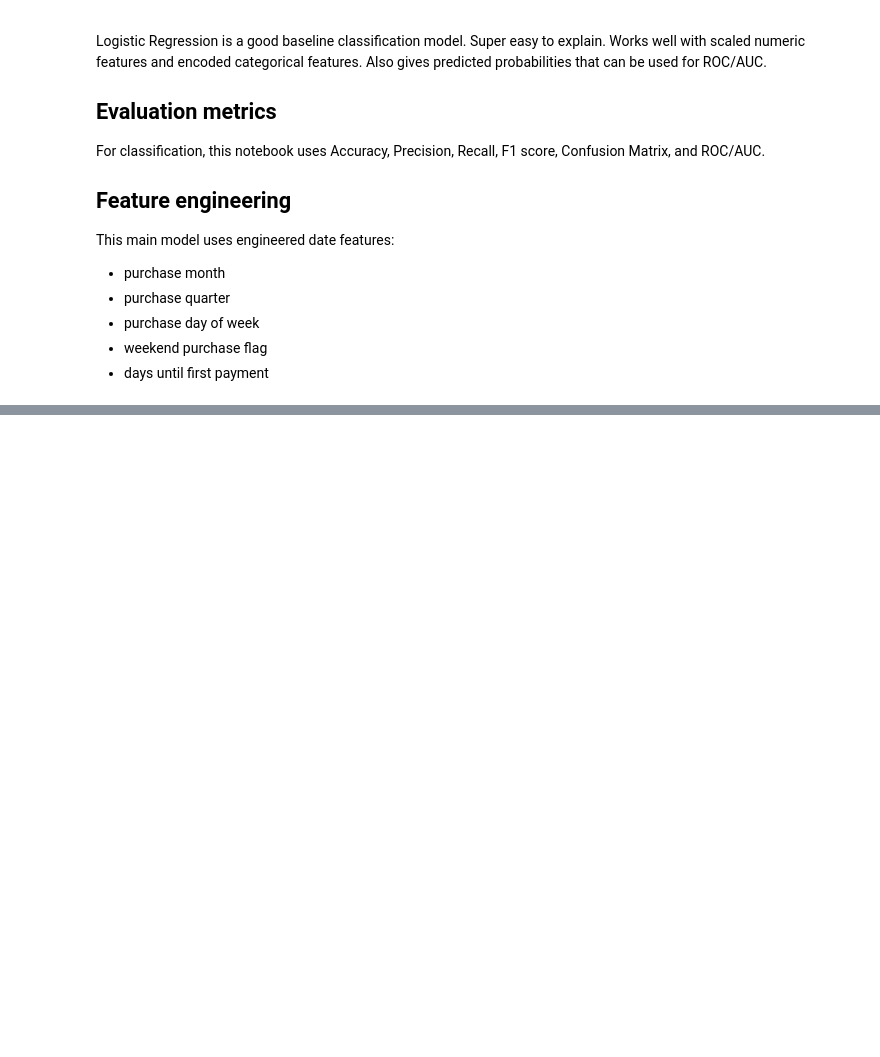
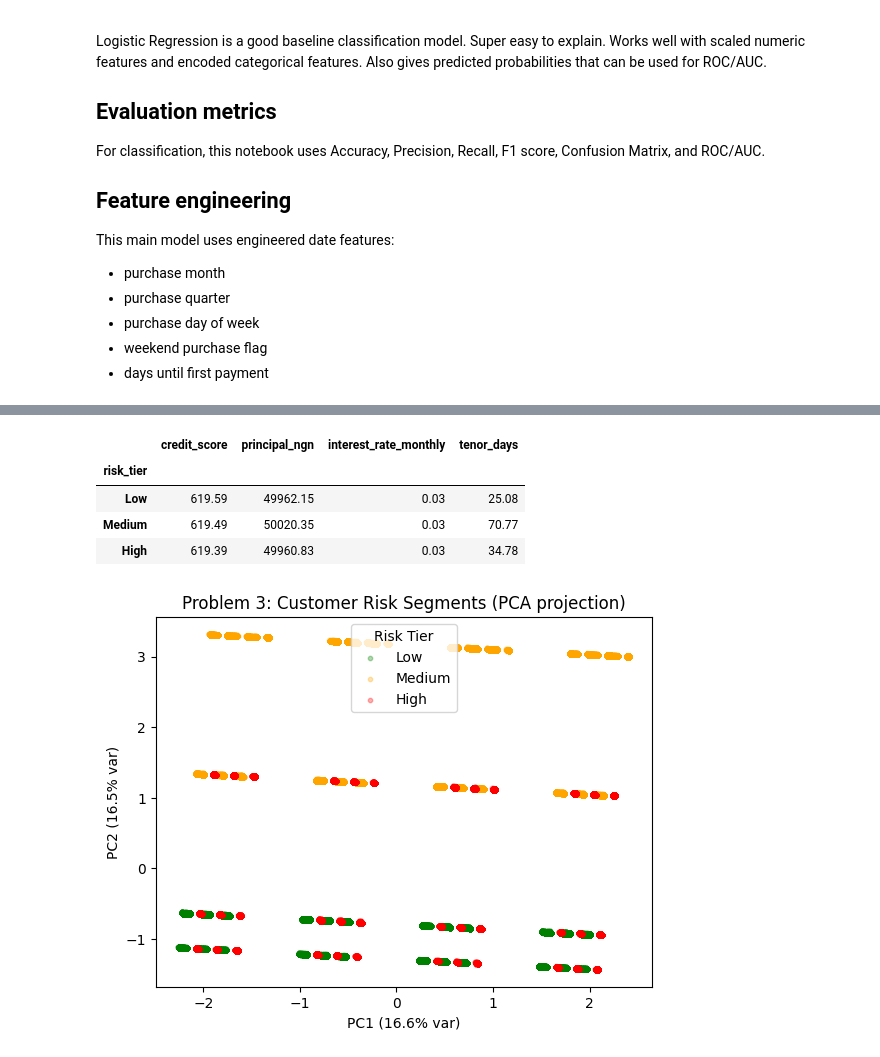
Before and after one commit to CS133-DataVisualization/term-project-dgim, a Jupyter notebook: BNPL_ML_Implementation.ipynb, the cells around one changed output, grey strips where cells are left out. Saved outputs shown, nothing was run; the diff lists cells and outputs as text; code cells hidden in the pictures; blank space fills up the shorter version.

```diff
--- a/BNPL_ML_Implementation.ipynb
+++ b/BNPL_ML_Implementation.ipynb
@@ -458,0 +687,30 @@ plt.show()
+# %%
+# Cluster profile summary
+tier_order = ["Low", "Medium", "High"]
+display(
+    problem3_df.groupby("risk_tier")[[
+        "credit_score", "principal_ngn", "interest_rate_monthly", "tenor_days"
+    ]].mean().round(2).reindex(tier_order)
+)
+
+# PCA scatter coloured by risk tier
+pca = PCA(n_components=2, random_state=42)
+X3_pca = pca.fit_transform(X3_processed)
+
+color_map = {"Low": "green", "Medium": "orange", "High": "red"}
+for tier, color in color_map.items():
+    mask = problem3_df["risk_tier"] == tier
+    plt.scatter(X3_pca[mask, 0], X3_pca[mask, 1], c=color, label=tier, alpha=0.3, s=10)
+
+plt.title("Problem 3: Customer Risk Segments (PCA projection)")
+plt.xlabel(f"PC1 ({pca.explained_variance_ratio_[0]*100:.1f}% var)")
+plt.ylabel(f"PC2 ({pca.explained_variance_ratio_[1]*100:.1f}% var)")
+plt.legend(title="Risk Tier")
+plt.show()
+# %% [output]
+|  | credit_score | principal_ngn | interest_rate_monthly | tenor_days |
+| risk_tier |  |  |  |  |
+| Low | 619.59 | 49962.15 | 0.03 | 25.08 |
+| Medium | 619.49 | 50020.35 | 0.03 | 70.77 |
+| High | 619.39 | 49960.83 | 0.03 | 34.78 |
+[figure, added]
```
Also changed, not shown: parts of 18 cells of this notebook.
